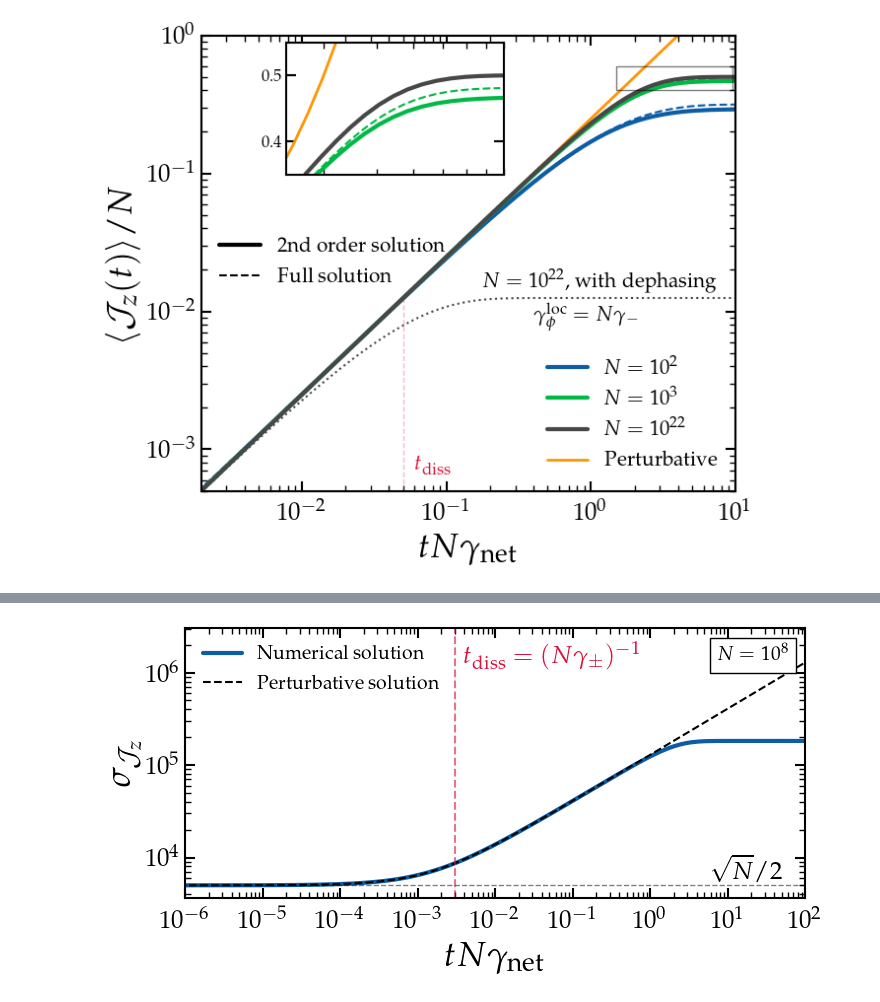
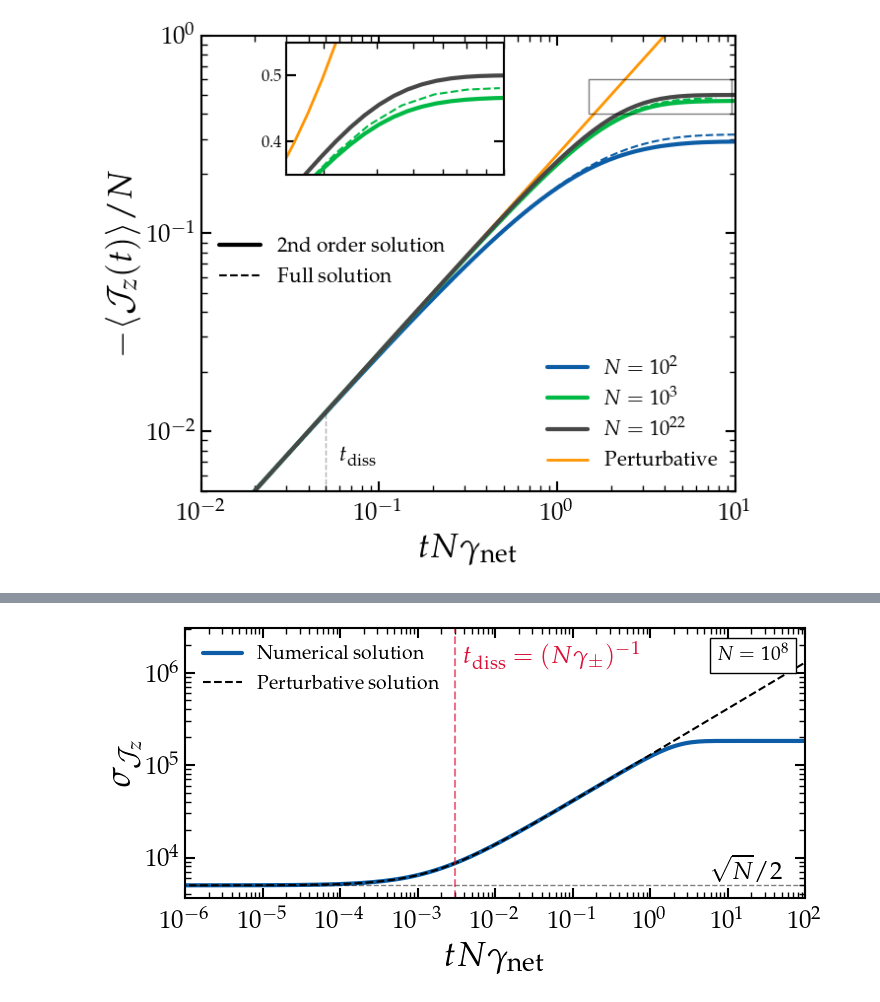
Before and after one commit to gpierobon/pyOpenNu, a Jupyter notebook: notebooks/Solutions.ipynb, the cells around one changed output, grey strips where cells are left out. Drawn from its saved outputs; the diff is of its cells as text; code cells hidden in the pictures.

```diff
--- a/notebooks/Solutions.ipynb
+++ b/notebooks/Solutions.ipynb
@@ -38,8 +39,8 @@ gpr = 0.95
 tnorm = 1/(1-gpr)
 
 n = 100
-#path  = main_dir+f'../OpenNu/output/N%d'%n
-path  = f'/Users/g/projects/OpenNu/output/N%d'%n
+path  = main_dir+f'../OpenNu/output/N%d'%n
+#path  = f'/Users/g/projects/OpenNu/output/N%d'%n
 data = np.loadtxt(path+f'/Product_Euler_h0.1_g0.95.txt')
 t = data[:,0]
 jz = -(data[:,3]-data[0,3])/n
@@ -47,8 +48,8 @@ plt.loglog(t/tnorm, jz, ls='--', c='C0', lw=1.5)
 
 
 n = 1000
-#path  = main_dir+f'../OpenNu/output/N%d'%n
-path  = f'/Users/g/projects/OpenNu/output/N%d'%n
+path  = main_dir+f'../OpenNu/output/N%d'%n
+#path  = f'/Users/g/projects/OpenNu/output/N%d'%n
 data = np.loadtxt(path+f'/Product_Euler_h0.5_g0.95.txt')
 t = data[:,0]
 jz = -(data[:,3]-data[0,3])/n
@@ -66,8 +67,8 @@ plt.loglog(t/tnorm, -(jz-jz[0])/N, c='C1', label=r'$N=10^3$')
 N = 1e22
 t, jz, _ = on.solve(N, gp_ratio=gpr, gd_ratio=0, ti=1e-20, ntimes=500)
 plt.loglog(t/tnorm, -(jz-jz[0])/N, c='C5', label=r'$N=10^{22}$')
-t, jz, _ = on.solve(N, gp_ratio=gpr, gd_ratio=N, ti=1e-20, ntimes=500)
-plt.loglog(t/tnorm, -(jz-jz[0])/N, c='C5', ls='dotted', lw=1.5)
+#t, jz, _ = on.solve(N, gp_ratio=gpr, gd_ratio=N, ti=1e-20, ntimes=500)
+#plt.loglog(t/tnorm, -(jz-jz[0])/N, c='C5', ls='dotted', lw=1.5)
 
 tt = np.geomspace(1e-4, 1e4, 1000)
 plt.loglog(tt,tt/4, c='C2', lw=2, label='Perturbative', zorder=0)
@@ -97,16 +98,16 @@ zoom_rect = patches.Rectangle(
 
 ax.add_patch(zoom_rect)
 
-ax.text(0.18,1.5e-2, r'$N=10^{22}$, with dephasing', fontsize=15)
-ax.text(0.4,8.5e-3, r'$\gamma^{\rm loc}_{\phi}=N\gamma_-$', fontsize=15)
+#ax.text(0.18,1.5e-2, r'$N=10^{22}$, with dephasing', fontsize=15)
+#ax.text(0.4,8.5e-3, r'$\gamma^{\rm loc}_{\phi}=N\gamma_-$', fontsize=15)
 
-ax.axvline(1-gpr, ymin=0, ymax=0.42, c='crimson', ls='--', lw=1, alpha=0.3)
-ax.text(0.06, 7e-4, r'$t_{\rm diss}$',c='crimson', fontsize=16)
+ax.axvline(1-gpr, ymin=0, ymax=0.17, c='k', ls='--', lw=1, alpha=0.3)
+ax.text(0.06, 7e-3, r'$t_{\rm diss}$',c='k', fontsize=16)
 
-ax.set_xlim(2e-3, 10)
-ax.set_ylim(5e-4,1)
+ax.set_xlim(1e-2, 10)
+ax.set_ylim(5e-3,1)
 ax.set_xlabel(r'$~tN\gamma_{\rm net}$', fontsize=25)
-ax.set_ylabel(r'${\langle {\cal J}_z(t)\rangle}/N$', fontsize=25)
+ax.set_ylabel(r'$-{\langle {\cal J}_z(t)\rangle}/N$', fontsize=25)
 ax.legend(loc=4)
 
 
@@ -118,42 +119,42 @@ axins = inset_axes(ax, width="70%", height="50%", loc='center right',
 
 # Replot the same curves in the inset
 n = 100
-#path  = main_dir+f'../OpenNu/output/N%d'%n
-path  = f'/Users/g/projects/OpenNu/output/N%d'%n
+path  = main_dir+f'../OpenNu/output/N%d'%n
+#path  = f'/Users/g/projects/OpenNu/output/N%d'%n
 data = np.loadtxt(path+f'/Product_Euler_h0.1_g0.95.txt')
 t = data[:,0]
 jz = -(data[:,3]-data[0,3])/n
 axins.loglog(t/tnorm, jz, ls='--', c='C0', lw=1.5)
 
 n = 1000
-# path  = main_dir+f'../OpenNu/output/N%d'%n
-path  = f'/Users/g/projects/OpenNu/output/N%d'%n
+path  = main_dir+f'../OpenNu/output/N%d'%n
+#path  = f'/Users/g/projects/OpenNu/output/N%d'%n
 data = np.loadtxt(path+f'/Product_Euler_h0.5_g0.95.txt')
 t = data[:,0]
 jz = -(data[:,3]-data[0,3])/n
 axins.loglog(t/tnorm, jz, ls='--', c='C1', lw=1.5)
 
 
 N = 1e2
 t, jz, _ = on.solve(N, gp_ratio=0.95, gd_ratio=0, ti=1e-20, ntimes=500)
 axins.loglog(t/tnorm, -(jz-jz[0])/N, c='C0')
 N = 1e3
 t, jz, _ = on.solve(N, gp_ratio=0.95, gd_ratio=0, ti=1e-20, ntimes=500)
 axins.loglog(t/tnorm, -(jz-jz[0])/N, c='C1')
 N = 1e22
 t, jz, _ = on.solve(N, gp_ratio=0.95, gd_ratio=0, ti=1e-20, ntimes=500)
 axins.loglog(t/tnorm, -(jz-jz[0])/N, c='C5')
 
 axins.loglog(t, t/4, c='C2', lw=2)
 
 axins.set_xlim(1.5, 8)
 axins.set_ylim(0.35, 0.55)
 #axins.set_xscale('linear')
 axins.set_yscale('linear')
 
 #axins.tick_params(axis='both', which='both', length=0, labelleft=False, labelbottom=False)
 axins.tick_params(axis='both', which='both', labelsize=12, labelbottom=False)
 plt.show()
-fig.savefig(main_dir+'plots/jz_final.pdf', bbox_inches='tight')
+#fig.savefig(main_dir+'plots/jz_1.pdf', bbox_inches='tight')
 # %% [output]
-[figure, old version]
+[figure, new version]
```
Also changed, not shown: parts of 5 cells of this notebook, 2 other files.
